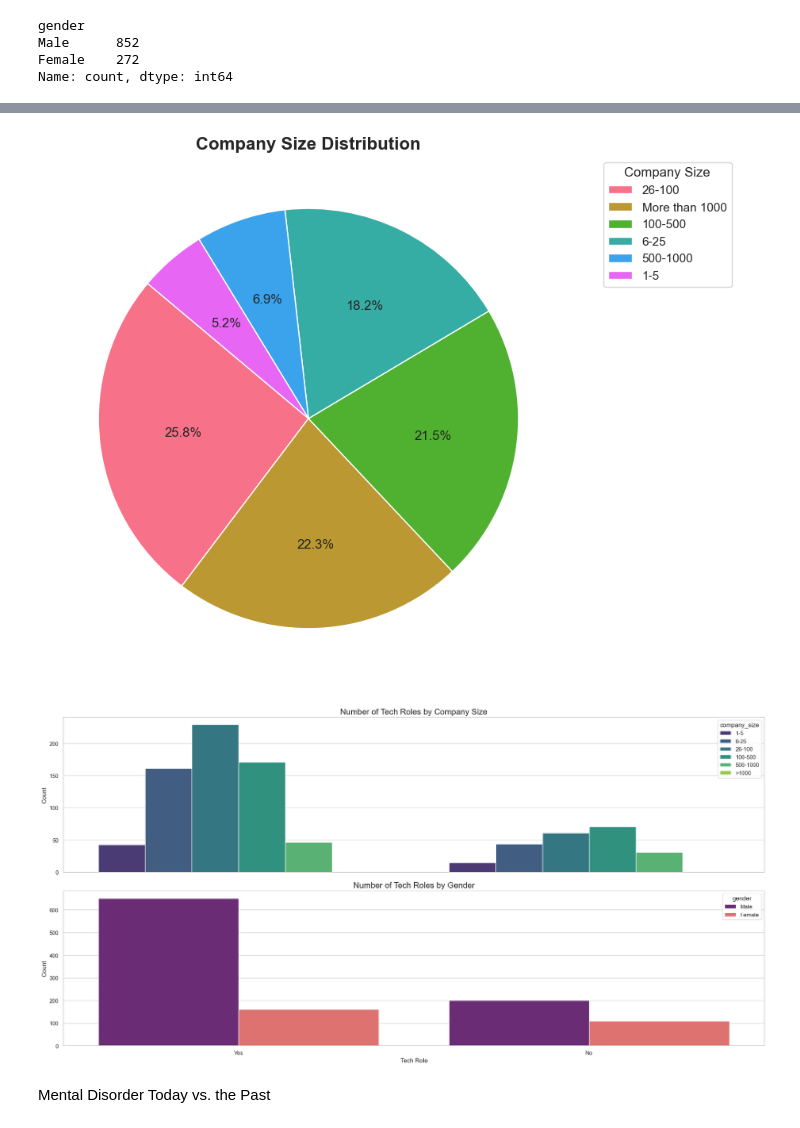
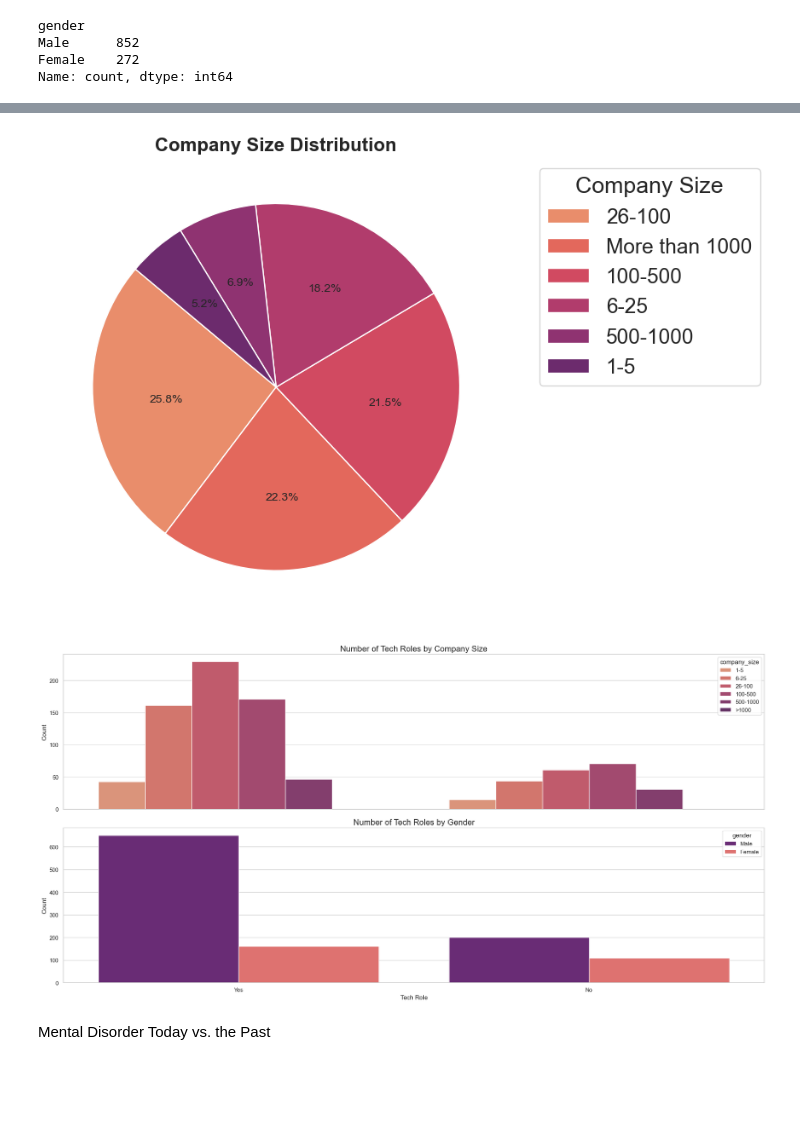
Before and after one commit to Oumaymabamoh/ML_Mental_Health_Cluster_Insights, a Jupyter notebook: data_eda.ipynb, the cells around one changed output, grey strips where cells are left out. Cells and saved outputs as stored; diff of their text form; code cells hidden in the pictures; blank space fills up the shorter version.

```diff
--- a/data_eda.ipynb
+++ b/data_eda.ipynb
@@ -261,7 +265,7 @@ df.drop(df[df.self_employed == 1].index, inplace=True)
 df.drop('self_employed',axis=1,inplace=True)
 
 # Drop all columns referencing answer by only self-employed survey takers
-df.drop(df.loc[:,'mh_coverage_flag_2':'mh_productivity_impact_percentage'],axis=1,inplace=True)
+df.drop(df.loc[:,'mhl_coverage_flag_2':'mhl_productivity_impact_percentage'],axis=1,inplace=True)
 
 
 # Create the heatmap for missing data visualization
@@ -510,0 +507,24 @@ plt.show()
+# %%
+import matplotlib.pyplot as plt
+import seaborn as sns
+
+# Calculate the median age
+median_age = df['age'].median()
+
+# Replace age values greater than 120 or smaller than 14 with the median age
+df['age'] = df['age'].apply(lambda x: median_age if x >= 120 or x <= 14 else x)
+
+# Set up the figure size
+plt.figure(figsize=(16, 6))
+
+# Set style for the plot
+sns.set_style("whitegrid")
+
+# Create the boxplot with a custom color palette
+ax = sns.boxplot(data=df['age'], palette='Purples', orient='h', linewidth=2.5, width=0.6)
+
+# Set the title for the plot
+ax.set_title('Age Distribution-Outliers Adjusted', fontsize=30)
+
+# Display the plot
+plt.show()
@@ -511,9 +536,6 @@ plt.show()
 # %%
-# Inspecting the first few rows to check the column values
-df.head(3)
-
 # Define columns that need to be cleaned and standardized
-yes_no_columns = ['tech_comp_flag', 'prev_employers_flag']  # Add your columns here
+yes_no_columns = ['tech_comp_flag', 'prv_employers_flag']
 
 # Define a dictionary for all the possible mappings
 replacement_dict = {
@@ -701,29 +714,32 @@ plt.show()
 # %%
 import matplotlib.pyplot as plt
 import seaborn as sns
 
 # Clean and sort values
 company_size_counts = df['company_size'].value_counts().dropna()
+company_size_counts = company_size_counts[~company_size_counts.index.str.contains('Not sure', case=False)]
 
-# Optional: remove vague entries
-company_size_counts = company_size_counts[~company_size_counts.index.str.contains('Not sure', case=False)]
+# Percentage formatting function
+def format_pct(pct):
+    return f'{pct:.1f}%' if pct > 1 else ''  # Show only if >1% to reduce clutter
 
 # Plot
 plt.figure(figsize=(9, 9))
 company_size_counts.plot.pie(
-    autopct='%1.1f%%',
+    autopct=format_pct,
     startangle=140,
-    colors=sns.color_palette("husl", len(company_size_counts)),
+    colors=sns.color_palette("flare", len(company_size_counts)),
     wedgeprops={'linewidth': 1, 'edgecolor': 'white'},
-    labeldistance=None  # Hide labels on the chart
+    labeldistance=None,
+    textprops={'fontsize': 10}  # Smaller font
 )
 plt.title('Company Size Distribution', fontsize=16, fontweight='bold')
 plt.ylabel('')
 plt.legend(company_size_counts.index, title="Company Size", bbox_to_anchor=(1.05, 1), loc='upper left')
 plt.tight_layout()
 plt.show()
 # %% [output]
-[figure, old version]
+[figure, new version]
 # %%
 import seaborn as sns
 import matplotlib.pyplot as plt
@@ -743,7 +759,7 @@ sns.countplot(
     x="tech_role_flag",
     hue="company_size",
     hue_order=company_order,
-    palette="viridis",
+    palette="flare",
     ax=axes[0]
 )
 axes[0].set_title("Number of Tech Roles by Company Size", fontsize=16)
@@ -766,7 +782,7 @@ axes[1].set_xlabel("Tech Role")
 plt.tight_layout()
 plt.show()
 # %% [output]
-[figure, old version]
+[figure, new version]
 # %% [markdown]
 Mental Disorder Today vs. the Past
 # %%
```
Also changed, not shown: parts of 35 cells of this notebook.
